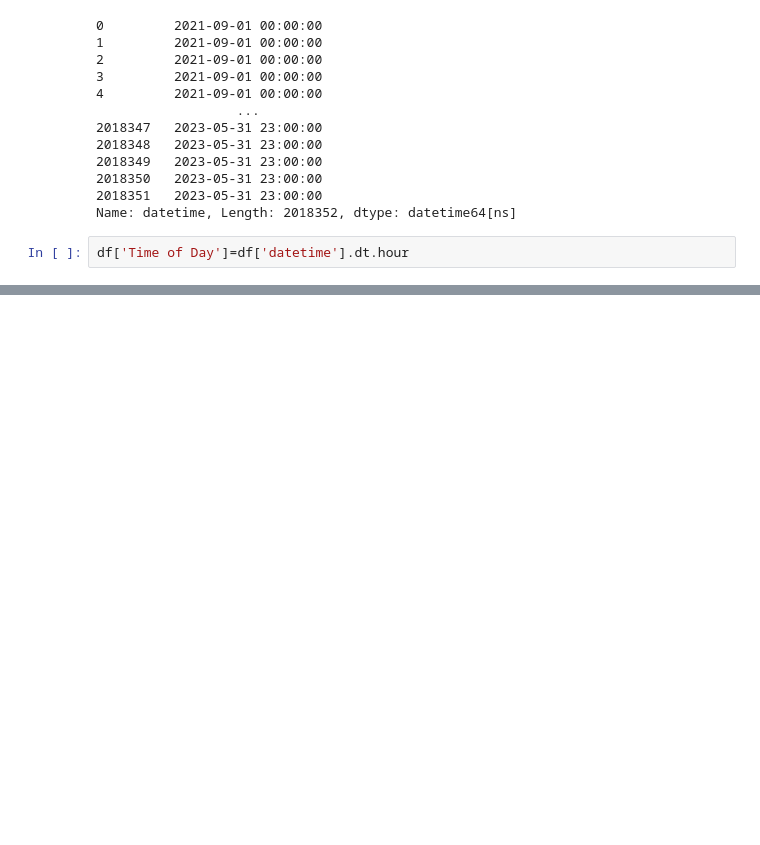
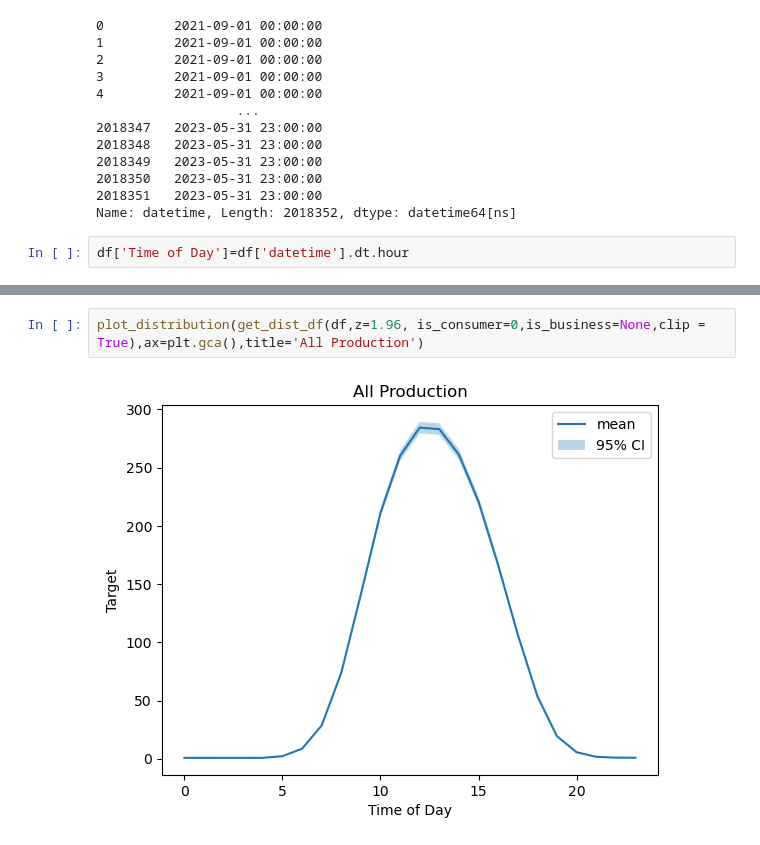
Before and after one commit to JosephHardy91/predict-energy-behavior-of-prosumers, a Jupyter notebook: src/0_basic_familiarity/target_spaghetti.ipynb, the cells around one changed output, grey strips where cells are left out. Cells and saved outputs as stored; diff of their text form; blank space fills up the shorter version.

```diff
--- a/src/0_basic_familiarity/target_spaghetti.ipynb
+++ b/src/0_basic_familiarity/target_spaghetti.ipynb
@@ -97,0 +111,4 @@ plt.fill_between(pivot_dist_df.index,pivot_dist_df['nonbusiness_lower_range'],pi
+# %%
+plot_distribution(get_dist_df(df,z=1.96, is_consumer=0,is_business=None,clip = True),ax=plt.gca(),title='All Production')
+# %% [output]
+[figure, added]
```
Also changed, not shown: parts of 10 cells of this notebook, 7 other files.
